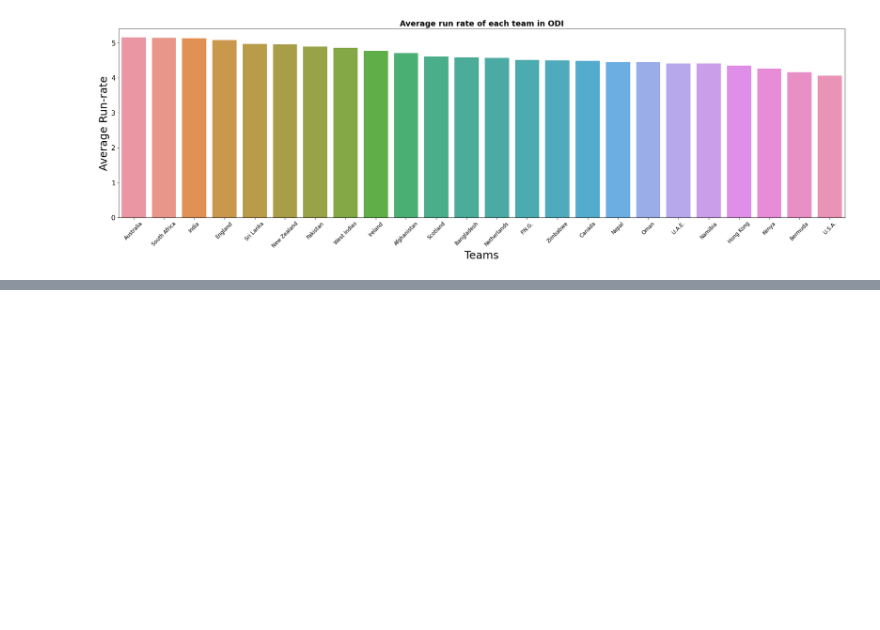
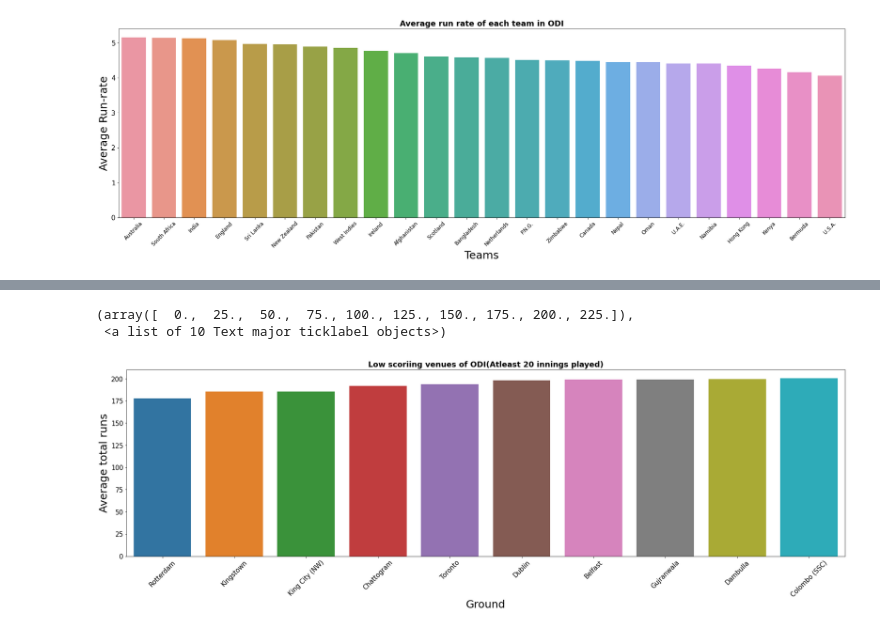
Before and after one commit to AsifRifat/Cricket-Outcome-Predictor, a Jupyter notebook: CricketOutcomePrediction.ipynb, the cells around one changed output, grey strips where cells are left out. Cells and saved outputs as stored; diff of their text form; code cells hidden in the pictures; blank space fills up the shorter version.

```diff
--- a/CricketOutcomePrediction.ipynb
+++ b/CricketOutcomePrediction.ipynb
@@ -496,0 +499,18 @@ plt.yticks(size = 15)
+# %%
+min20 = df3['Ground'].value_counts()
+battinghell = df3[df3['Ground'].isin(min20.index[min20 >= 20])]
+battinghell = battinghell.groupby(['Ground']).mean()
+battinghell=battinghell.sort_values(by=['runs'],ascending=True)
+battinghell['Ground']=battinghell.index
+battinghell = battinghell.head(10)
+plt.figure(figsize=(30,8))
+sns.barplot(x=battinghell['Ground'], y=battinghell['runs'], hue=None, data = battinghell)
+plt.title("Low scoriing venues of ODI(Atleast 20 innings played)",fontsize=18,fontweight="bold")
+plt.ylabel("Average total runs", size = 25)
+plt.xlabel("Ground", size = 25)
+plt.xticks(size = 15,rotation=45)
+plt.yticks(size = 15)
+# %% [output]
+(array([  0.,  25.,  50.,  75., 100., 125., 150., 175., 200., 225.]),
+ <a list of 10 Text major ticklabel objects>)
+[figure, added]
```
Also changed, not shown: parts of 1 cell of this notebook.
